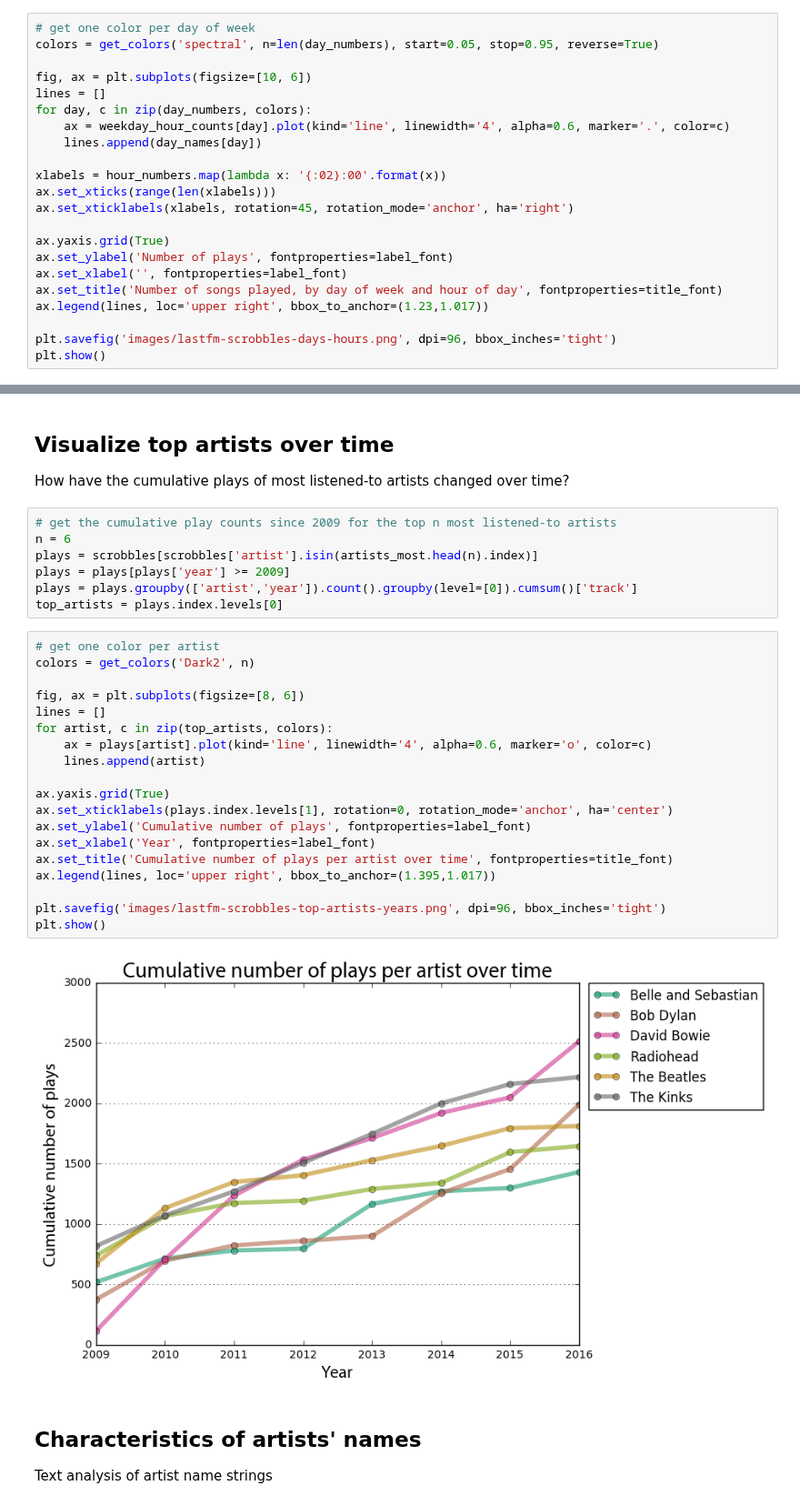
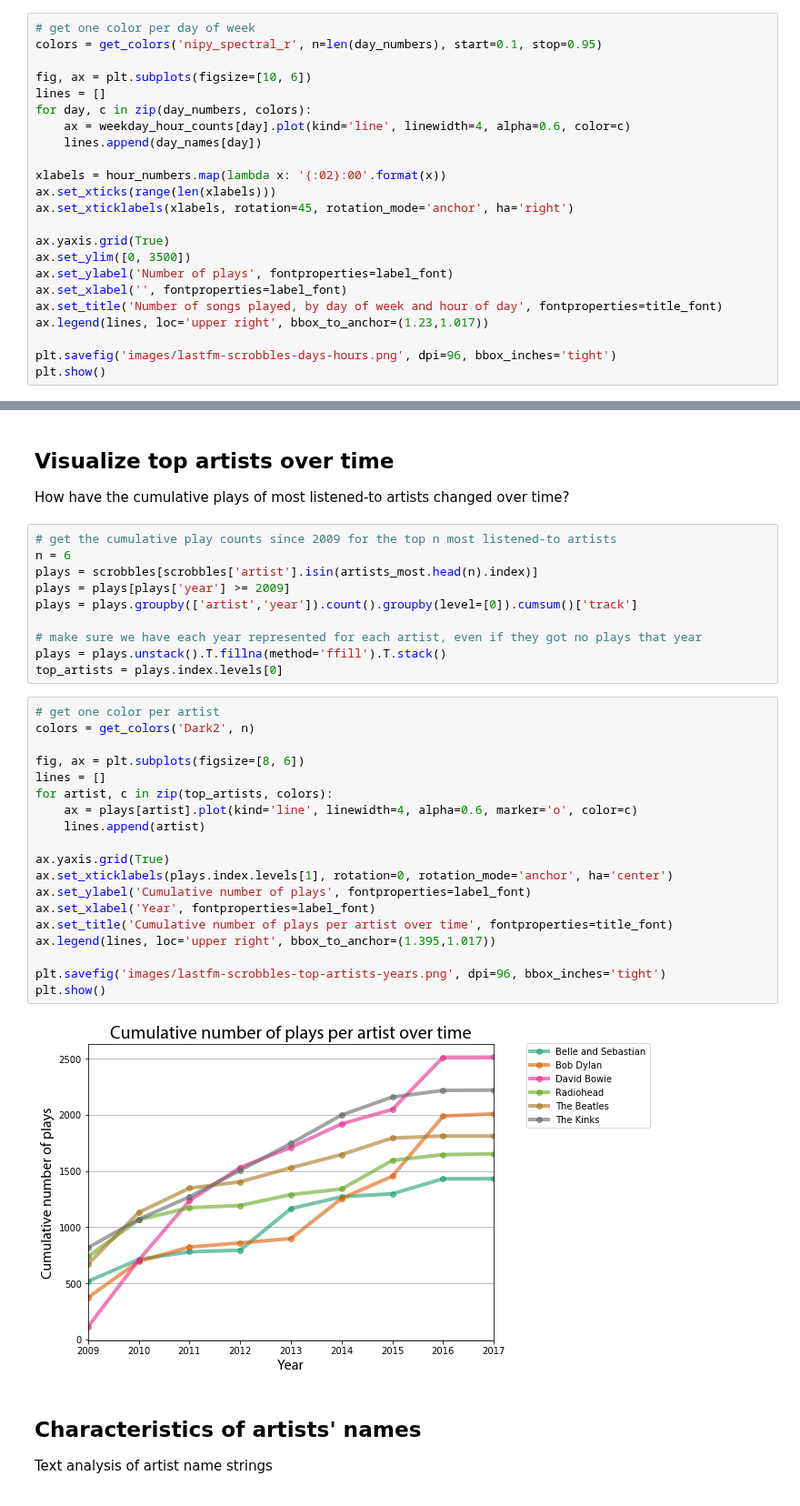
Before and after one commit to gboeing/data-visualization, a Jupyter notebook: lastfm-listening-history/lastfm_analysis.ipynb, the cells around one changed output, grey strips where cells are left out. Shown at 91% size. Saved outputs shown, nothing was run; the diff lists cells and outputs as text.

```diff
--- a/lastfm-listening-history/lastfm_analysis.ipynb
+++ b/lastfm-listening-history/lastfm_analysis.ipynb
@@ -274,12 +298,12 @@ day_numbers = weekday_hour_counts.index.levels[0]
 day_names = {0:'Monday', 1:'Tuesday', 2:'Wednesday', 3:'Thursday', 4:'Friday', 5:'Saturday', 6:'Sunday'}
 # %%
 # get one color per day of week
-colors = get_colors('spectral', n=len(day_numbers), start=0.05, stop=0.95, reverse=True)
+colors = get_colors('nipy_spectral_r', n=len(day_numbers), start=0.1, stop=0.95)
 
 fig, ax = plt.subplots(figsize=[10, 6])
 lines = []
 for day, c in zip(day_numbers, colors):
-    ax = weekday_hour_counts[day].plot(kind='line', linewidth='4', alpha=0.6, marker='.', color=c)
+    ax = weekday_hour_counts[day].plot(kind='line', linewidth=4, alpha=0.6, color=c)
     lines.append(day_names[day])
 
 xlabels = hour_numbers.map(lambda x: '{:02}:00'.format(x))
@@ -287,6 +311,7 @@ ax.set_xticks(range(len(xlabels)))
 ax.set_xticklabels(xlabels, rotation=45, rotation_mode='anchor', ha='right')
 
 ax.yaxis.grid(True)
+ax.set_ylim([0, 3500])
 ax.set_ylabel('Number of plays', fontproperties=label_font)
 ax.set_xlabel('', fontproperties=label_font)
 ax.set_title('Number of songs played, by day of week and hour of day', fontproperties=title_font)
@@ -470,28 +495,31 @@ n = 6
 plays = scrobbles[scrobbles['artist'].isin(artists_most.head(n).index)]
 plays = plays[plays['year'] >= 2009]
 plays = plays.groupby(['artist','year']).count().groupby(level=[0]).cumsum()['track']
+
+# make sure we have each year represented for each artist, even if they got no plays that year
+plays = plays.unstack().T.fillna(method='ffill').T.stack()
 top_artists = plays.index.levels[0]
 # %%
 # get one color per artist
 colors = get_colors('Dark2', n)
 
 fig, ax = plt.subplots(figsize=[8, 6])
 lines = []
 for artist, c in zip(top_artists, colors):
-    ax = plays[artist].plot(kind='line', linewidth='4', alpha=0.6, marker='o', color=c)
+    ax = plays[artist].plot(kind='line', linewidth=4, alpha=0.6, marker='o', color=c)
     lines.append(artist)
 
 ax.yaxis.grid(True)
 ax.set_xticklabels(plays.index.levels[1], rotation=0, rotation_mode='anchor', ha='center')
 ax.set_ylabel('Cumulative number of plays', fontproperties=label_font)
 ax.set_xlabel('Year', fontproperties=label_font)
 ax.set_title('Cumulative number of plays per artist over time', fontproperties=title_font)
 ax.legend(lines, loc='upper right', bbox_to_anchor=(1.395,1.017))
 
 plt.savefig('images/lastfm-scrobbles-top-artists-years.png', dpi=96, bbox_inches='tight')
 plt.show()
 # %% [output]
-[figure, old version]
+[figure, new version]
 # %% [markdown]
 ## Characteristics of artists' names
 
```
Also changed, not shown: parts of 28 cells of this notebook, 23 other files.
